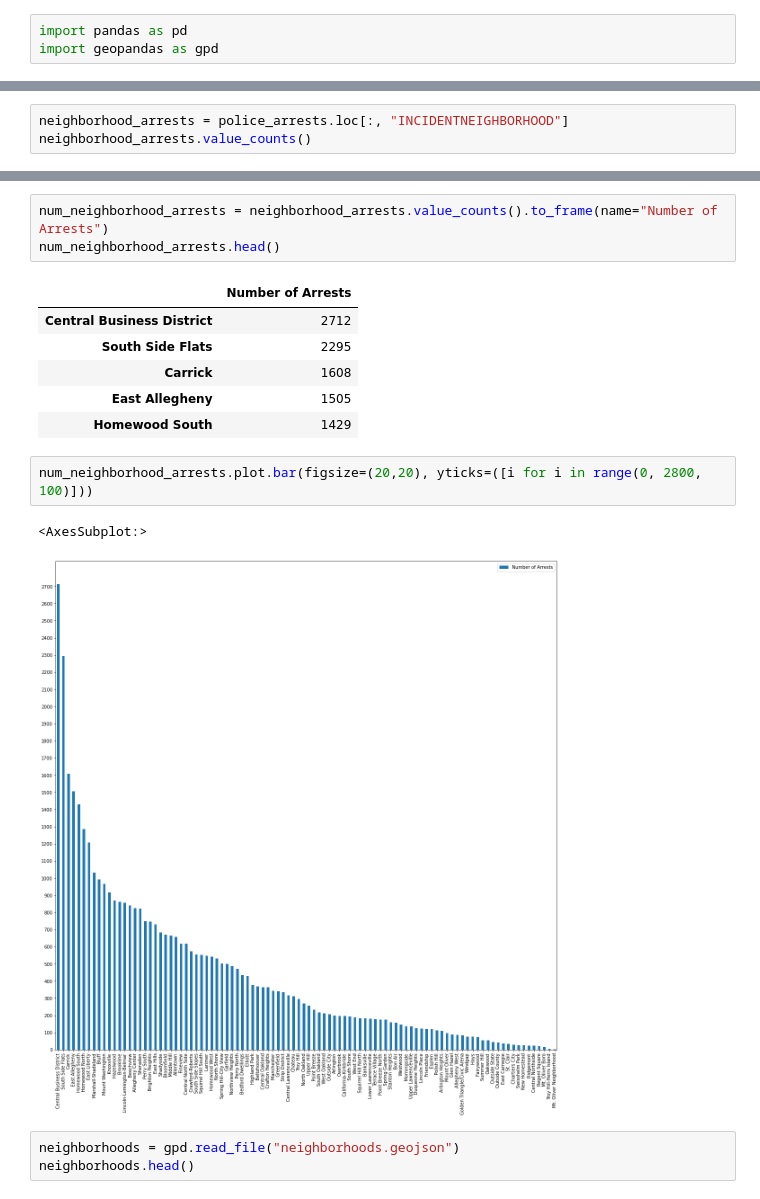
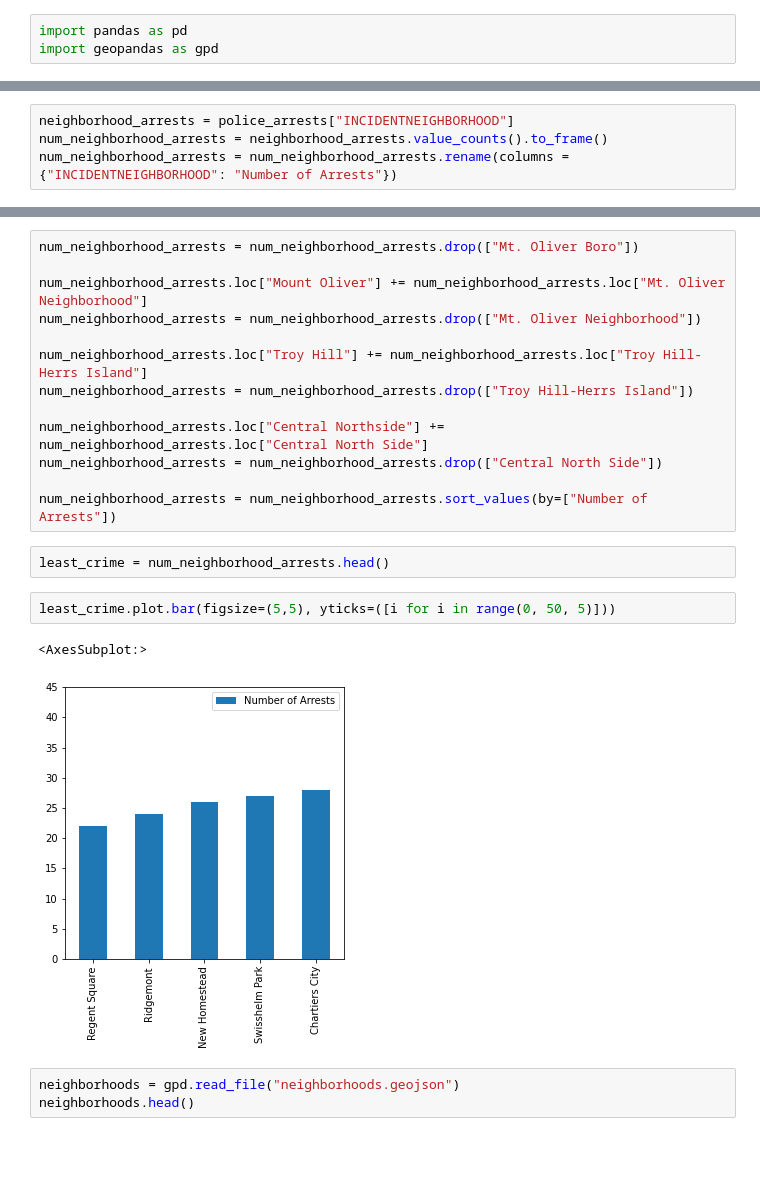
Before and after one commit to briankim-pitt/final-project, a Jupyter notebook: crime-rates.ipynb, the cells around one changed output, grey strips where cells are left out. Drawn from its saved outputs; the diff is of its cells as text; blank space fills up the shorter version.

```diff
--- a/crime-rates.ipynb
+++ b/crime-rates.ipynb
@@ -14,5 +14,6 @@ police_arrests.head()
 | 3 | 1974550 | 16145257 | 25.0 | F | W | 2016-08-05T02:36:00 | Foreland ST & Cedar AV Pittsburgh... | 5503 Disorderly Conduct. / 5505 P... | Foreland ST & Cedar AV Pittsburgh... | ... |
 | 4 | 1974596 | 16145962 | 25.0 | M | B | 2016-08-06T02:00:00 | 900 Block Woodlow ST Pittsburgh, ... | 2702 Aggravated Assault. / 2705 R... | 900 Block Woodlow ST Pittsburgh, ... | ... |
 # %%
-neighborhood_arrests = police_arrests.loc[:, "INCIDENTNEIGHBORHOOD"]
-neighborhood_arrests.value_counts()
+neighborhood_arrests = police_arrests["INCIDENTNEIGHBORHOOD"]
+num_neighborhood_arrests = neighborhood_arrests.value_counts().to_frame()
+num_neighborhood_arrests = num_neighborhood_arrests.rename(columns = {"INCIDENTNEIGHBORHOOD": "Number of Arrests"})
@@ -32,18 +20,23 @@ Name: INCIDENTNEIGHBORHOOD, Length: 98, dtype: int64
-# %%
-num_neighborhood_arrests = neighborhood_arrests.value_counts().to_frame(name="Number of Arrests")
-num_neighborhood_arrests.head()
-# %% [output]
-|  | Number of Arrests |
-| Central Business District | 2712 |
-| South Side Flats | 2295 |
-| Carrick | 1608 |
-| East Allegheny | 1505 |
-| Homewood South | 1429 |
+# %%
+num_neighborhood_arrests = num_neighborhood_arrests.drop(["Mt. Oliver Boro"])
+
+num_neighborhood_arrests.loc["Mount Oliver"] += num_neighborhood_arrests.loc["Mt. Oliver Neighborhood"]
+num_neighborhood_arrests = num_neighborhood_arrests.drop(["Mt. Oliver Neighborhood"])
+
+num_neighborhood_arrests.loc["Troy Hill"] += num_neighborhood_arrests.loc["Troy Hill-Herrs Island"]
+num_neighborhood_arrests = num_neighborhood_arrests.drop(["Troy Hill-Herrs Island"])
+
+num_neighborhood_arrests.loc["Central Northside"] += num_neighborhood_arrests.loc["Central North Side"]
+num_neighborhood_arrests = num_neighborhood_arrests.drop(["Central North Side"])
+
+num_neighborhood_arrests = num_neighborhood_arrests.sort_values(by=["Number of Arrests"])
+# %%
+least_crime = num_neighborhood_arrests.head()
 # %%
-num_neighborhood_arrests.plot.bar(figsize=(20,20), yticks=([i for i in range(0, 2800, 100)]))
+least_crime.plot.bar(figsize=(5,5), yticks=([i for i in range(0, 50, 5)]))
 # %% [output]
 <AxesSubplot:>
-[figure, old version]
+[figure, new version]
 # %%
 neighborhoods = gpd.read_file("neighborhoods.geojson")
 neighborhoods.head()
```
Also changed, not shown: parts of 1 cell of this notebook.
